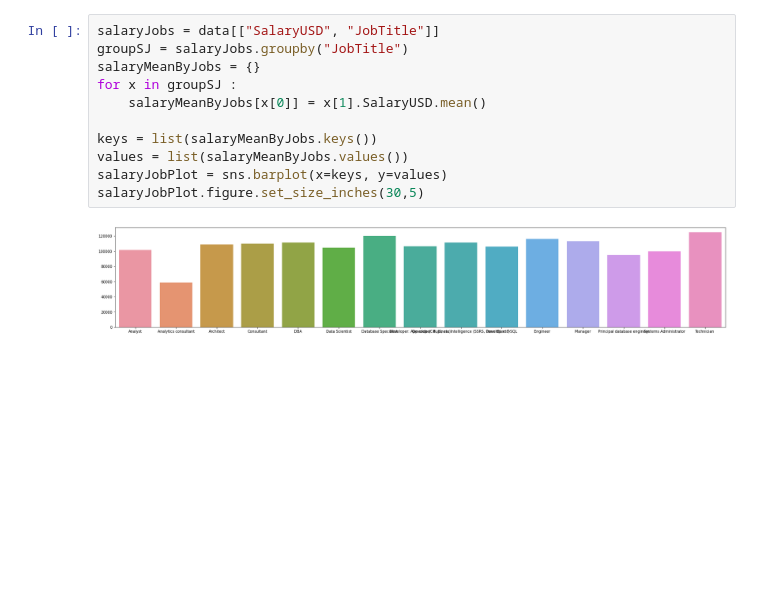
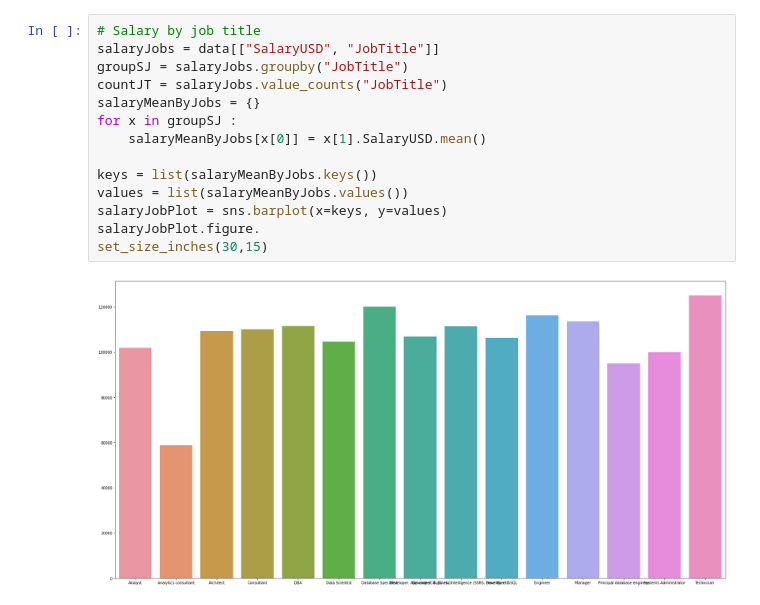
Before and after one commit to MistSF/American-Dream, a Jupyter notebook: notebook/career_visualisation.ipynb, the cells around one changed output. Drawn from its saved outputs; the diff is of its cells as text; blank space fills up the shorter version.

```diff
--- a/notebook/career_visualisation.ipynb
+++ b/notebook/career_visualisation.ipynb
@@ -34,15 +36,18 @@ print(salaryMean)
 109018.6051966799
 [figure]
 # %%
+# Salary by job title
 salaryJobs = data[["SalaryUSD", "JobTitle"]]
 groupSJ = salaryJobs.groupby("JobTitle")
+countJT = salaryJobs.value_counts("JobTitle")
 salaryMeanByJobs = {}
 for x in groupSJ :
     salaryMeanByJobs[x[0]] = x[1].SalaryUSD.mean()
 
 keys = list(salaryMeanByJobs.keys())
 values = list(salaryMeanByJobs.values())
 salaryJobPlot = sns.barplot(x=keys, y=values)
-salaryJobPlot.figure.set_size_inches(30,5)
+salaryJobPlot.figure.
+set_size_inches(30,15)
 # %% [output]
-[figure, old version]
+[figure, new version]
```
Also changed, not shown: parts of 5 cells of this notebook.
